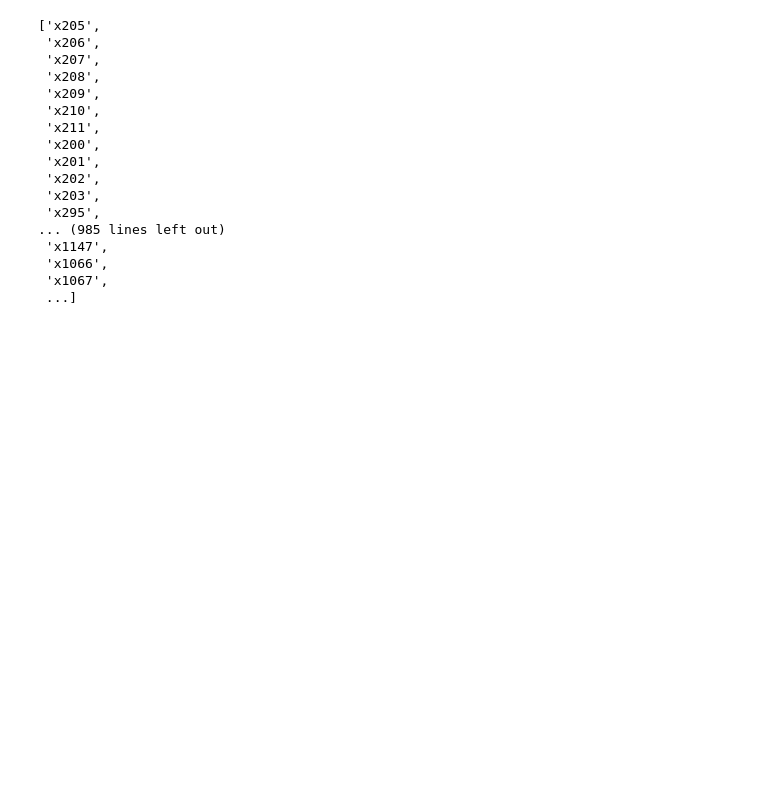
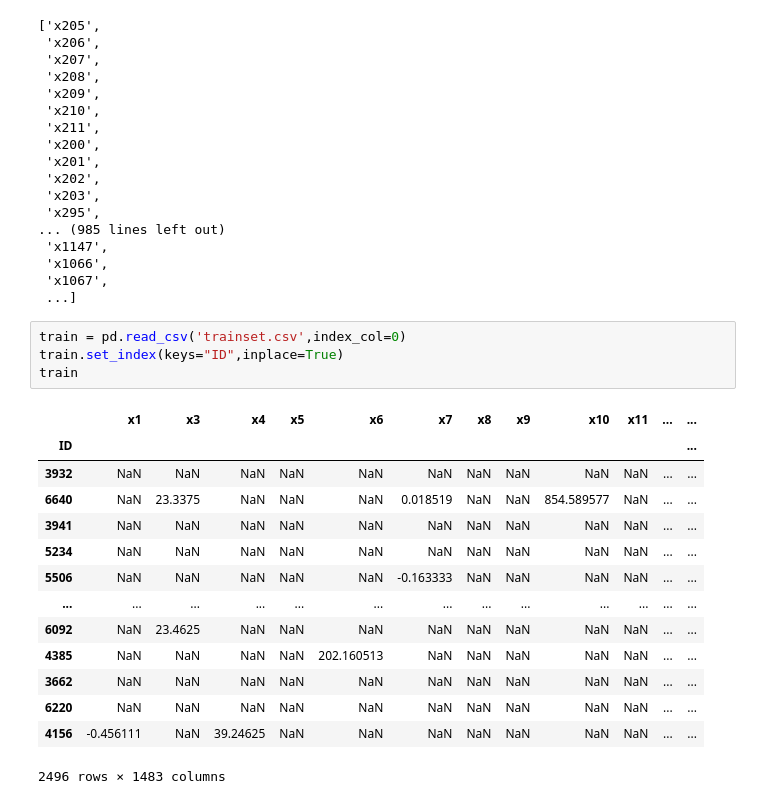
Before and after one commit to grandjwl/Hynix, a Jupyter notebook: test.ipynb, the cells around one changed output. Drawn from its saved outputs; the diff is of its cells as text; blank space fills up the shorter version.

```diff
--- a/test.ipynb
+++ b/test.ipynb
@@ -72,3 +72,22 @@ cols[188:1454]
  'x1066',
  'x1067',
  ...]
+# %%
+train = pd.read_csv('trainset.csv',index_col=0)
+train.set_index(keys="ID",inplace=True)
+train
+# %% [output]
+|  | x1 | x3 | x4 | x5 | x6 | x7 | x8 | x9 | x10 | x11 | ... | ... |
+| ID |  |  |  |  |  |  |  |  |  |  |  | ... |
+| 3932 | NaN | NaN | NaN | NaN | NaN | NaN | NaN | NaN | NaN | NaN | ... | ... |
+| 6640 | NaN | 23.3375 | NaN | NaN | NaN | 0.018519 | NaN | NaN | 854.589577 | NaN | ... | ... |
+| 3941 | NaN | NaN | NaN | NaN | NaN | NaN | NaN | NaN | NaN | NaN | ... | ... |
+| 5234 | NaN | NaN | NaN | NaN | NaN | NaN | NaN | NaN | NaN | NaN | ... | ... |
+| 5506 | NaN | NaN | NaN | NaN | NaN | -0.163333 | NaN | NaN | NaN | NaN | ... | ... |
+| ... | ... | ... | ... | ... | ... | ... | ... | ... | ... | ... | ... | ... |
+| 6092 | NaN | 23.4625 | NaN | NaN | NaN | NaN | NaN | NaN | NaN | NaN | ... | ... |
+| 4385 | NaN | NaN | NaN | NaN | 202.160513 | NaN | NaN | NaN | NaN | NaN | ... | ... |
+| 3662 | NaN | NaN | NaN | NaN | NaN | NaN | NaN | NaN | NaN | NaN | ... | ... |
+| 6220 | NaN | NaN | NaN | NaN | NaN | NaN | NaN | NaN | NaN | NaN | ... | ... |
+| 4156 | -0.456111 | NaN | 39.24625 | NaN | NaN | NaN | NaN | NaN | NaN | NaN | ... | ... |
+2496 rows × 1483 columns
```
Also changed, not shown: parts of 4 cells of this notebook, 3 other files.
